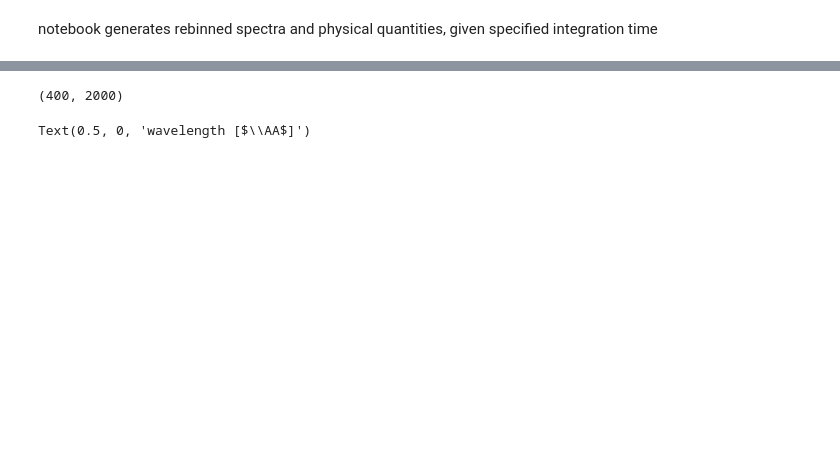
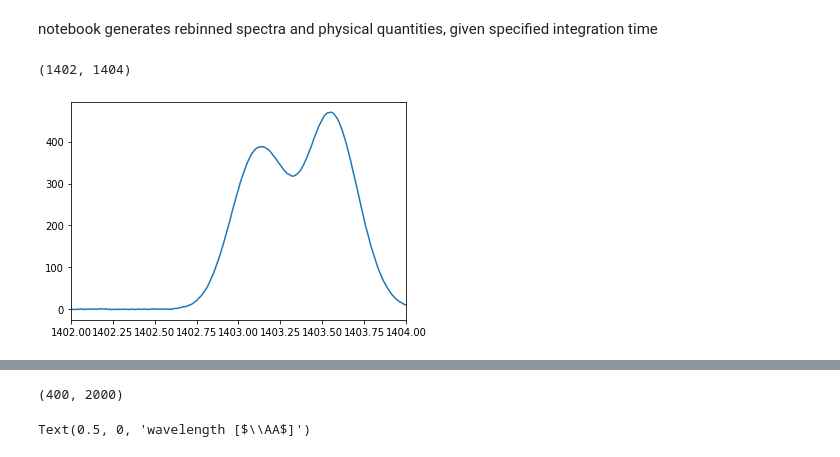
Before and after one commit to wilashfie/synth_spec, a Jupyter notebook: rebin_loop.ipynb, the cells around one changed output, grey strips where cells are left out. Cells and saved outputs as stored; diff of their text form; code cells hidden in the pictures; blank space fills up the shorter version.

```diff
--- a/rebin_loop.ipynb
+++ b/rebin_loop.ipynb
@@ -26,3 +24,12 @@ log10T,log10G = np.loadtxt('/Users/WilliamHenryAshfieldIV/dat/goft_1403.dat.txt'
 t_n = tube.tarr.shape[0] - 1 # len of tube in time (in steps of 0.1s)
 line = 1403.
 ll = np.arange(line-10,line+10,0.01)
+# %%
+from create_spec import create_spec
+wav,spec,error = create_spec(tube,frac,log10T,log10G,time=90) #350 -> single
+# %%
+plt.plot(wav,error)
+plt.xlim(1402,1404)
+# %% [output]
+(1402, 1404)
+[figure, added]
```
Also changed, not shown: parts of 6 cells of this notebook, 6 other files.
